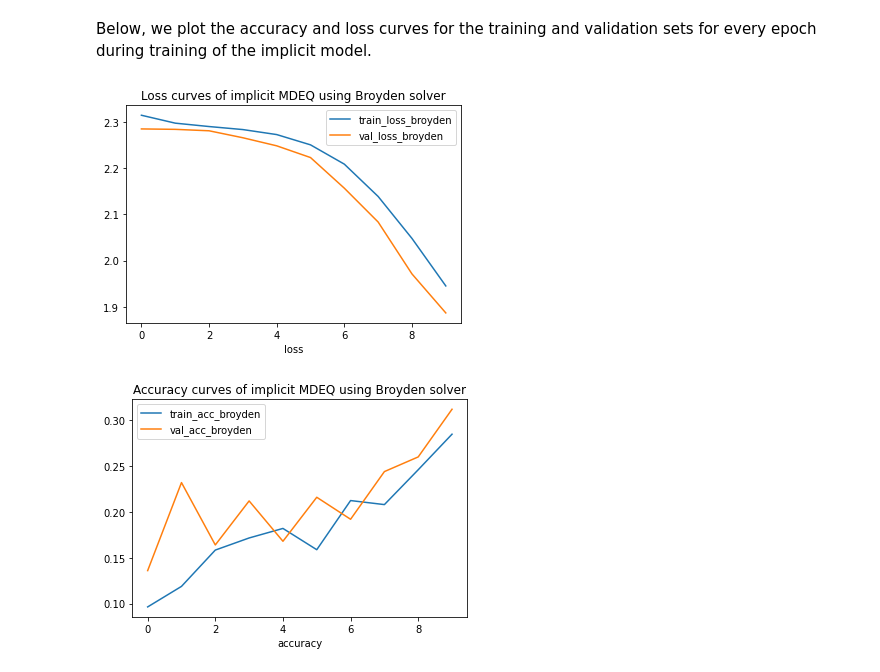
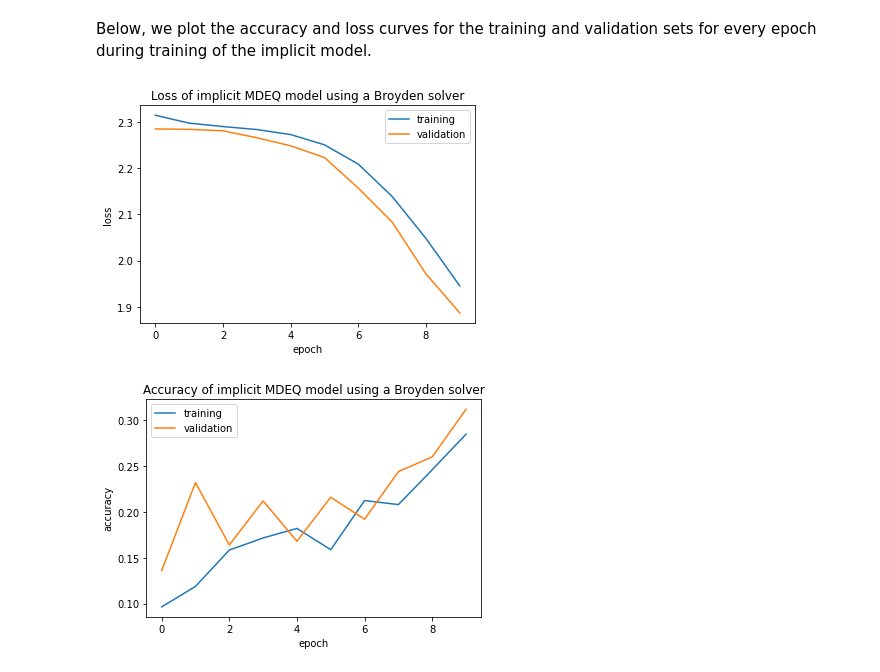
Before and after one commit to adamoyoung/deq-colab, a Jupyter notebook: deq-colab.ipynb, the cells around one changed output. Saved outputs shown, nothing was run; the diff lists cells and outputs as text; code cells hidden in the pictures.

```diff
--- a/deq-colab.ipynb
+++ b/deq-colab.ipynb
@@ -711,7 +711,7 @@ def mdeq_fn(x,encoder,decoder,deqff,all_weights,solver_fn=None,mode='broyden'):
 
     elif mode == "warmup":
         # fixed number of function applications
-        threshold = 1 #5
+        threshold = 5 #1
         for i in range(threshold):
             z = deqff.apply(deqff_weights,z,x,shape_tuple)
 
@@ -959,6 +959,7 @@ TRAINING MODE:::implicit
 # %% [markdown]
 Below, we plot the accuracy and loss curves for the training and validation sets for every epoch during training of the implicit model.
 # %%
+#@title Loss curves of implicit MDEQ model using a Broyden solver
 # importing package
 import matplotlib.pyplot as plt
 
@@ -968,27 +969,29 @@ val_loss_broyden = broyden_results['val_loss_vals']
 epochs = np.arange(len(val_loss_broyden))
 
 # plot lines
-plt.plot(epochs, train_loss_broyden, label = "train_loss_broyden")
-plt.plot(epochs, val_loss_broyden, label = "val_loss_broyden")
+plt.plot(epochs, train_loss_broyden, label = "training")
+plt.plot(epochs, val_loss_broyden, label = "validation")
 plt.xlabel("epoch")
-plt.xlabel("loss")
-plt.title("Loss curves of implicit MDEQ using Broyden solver")
+plt.ylabel("loss")
+plt.title("Loss of implicit MDEQ model using a Broyden solver")
 plt.legend()
 plt.show()
 # %% [output]
-[figure, old version]
+[figure, new version]
 # %%
+#@title Accuracy curves of implicit MDEQ model using a Broyden solver
+
 # create data
 train_acc_broyden = broyden_results['train_acc_vals']
 val_acc_broyden = broyden_results['val_acc_vals']
 
 # plot lines
-plt.plot(epochs, train_acc_broyden, label = "train_acc_broyden")
-plt.plot(epochs, val_acc_broyden, label = "val_acc_broyden")
+plt.plot(epochs, train_acc_broyden, label = "training")
+plt.plot(epochs, val_acc_broyden, label = "validation")
 plt.xlabel("epoch")
-plt.xlabel("accuracy")
-plt.title("Accuracy curves of implicit MDEQ using Broyden solver")
+plt.ylabel("accuracy")
+plt.title("Accuracy of implicit MDEQ model using a Broyden solver")
 plt.legend()
 plt.show()
 # %% [output]
-[figure, old version]
+[figure, new version]
```
Also changed, not shown: parts of 13 cells of this notebook.
